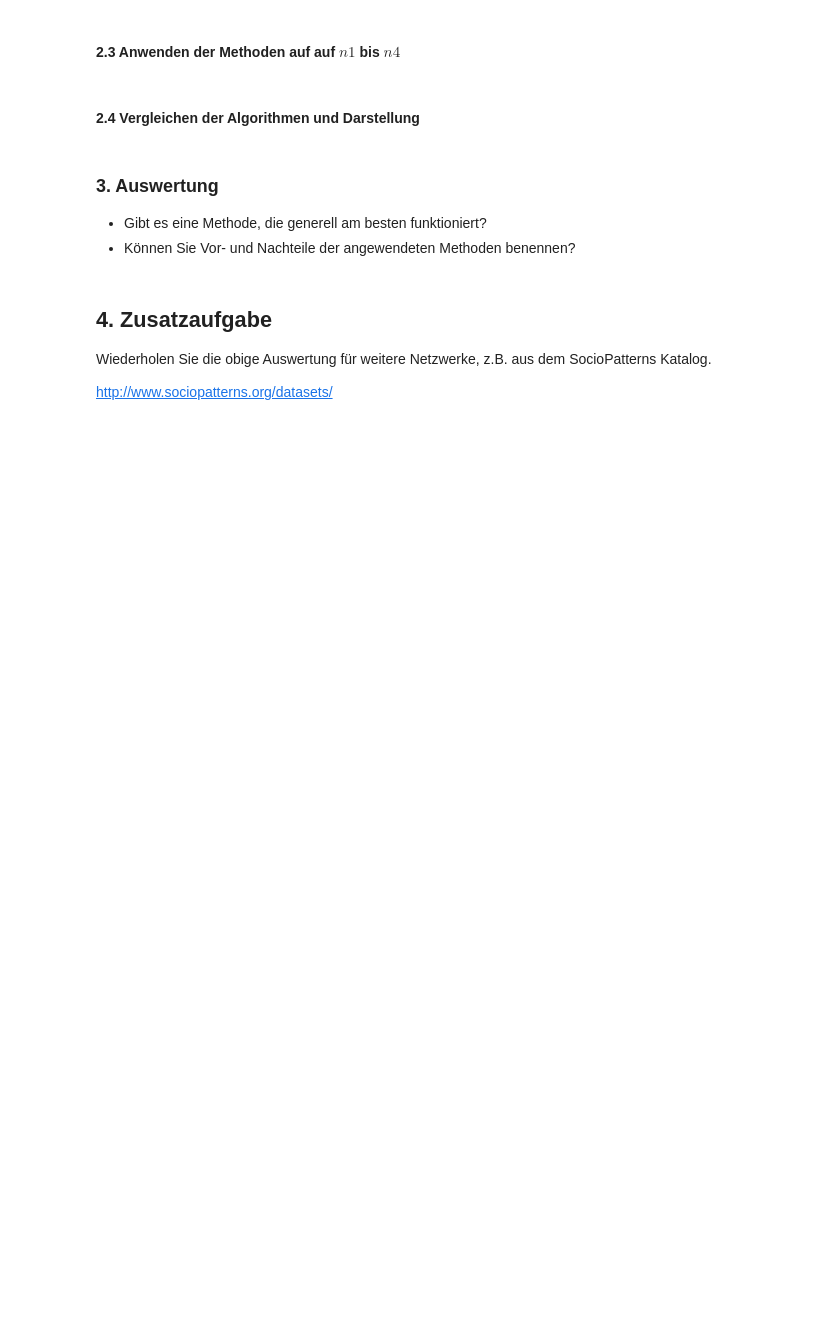
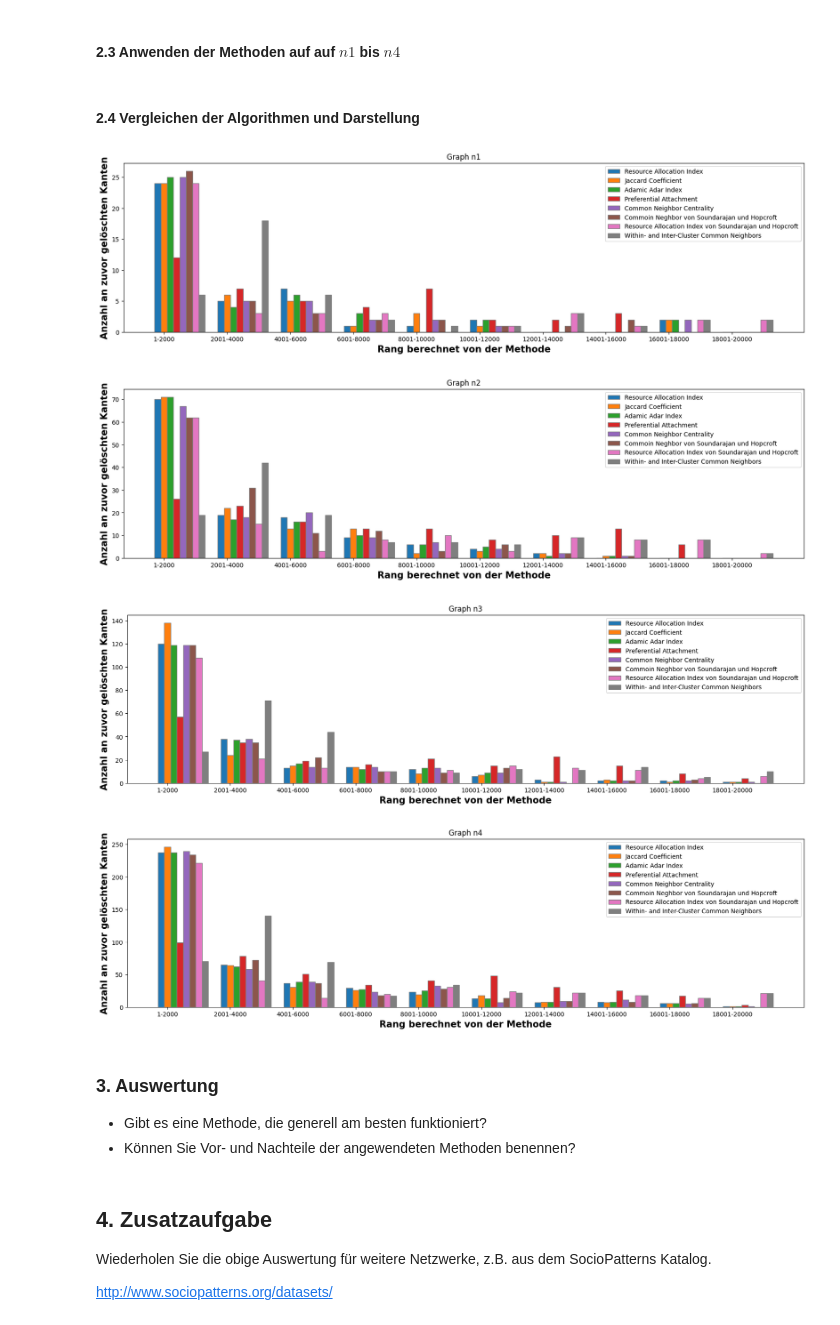
Before and after one commit to 0x6e66/link-prediction, a Jupyter notebook: link_prediction.ipynb, the cells around one changed output. Saved outputs shown, nothing was run; the diff lists cells and outputs as text; code cells hidden in the pictures; blank space fills up the shorter version.

Commit message:
refined plotting of results

```diff
--- a/link_prediction.ipynb
+++ b/link_prediction.ipynb
@@ -152,20 +165,19 @@ for i, rg in tqdm(list(enumerate(reduced_graphs))):
 # %% [markdown]
 #### 2.4 Vergleichen der Algorithmen und Darstellung
 # %%
-# Vergleichen Sie die angewendeten Methoden anhand des Ranges, der für die zuvor gelöschten Kannten
-# berechnet wurde und stellen Sie das Ergebnis als Tabelle und/oder Diagramm da.
-# from tabulate import tabulate
-import matplotlib.pyplot as plt
-import math
+# External module to keep code in notebook clear
 from utils.utils import plot_results
 
-width_of_interval = 2000
-
+scope = (0, 20_000)
+num_of_intervals = 10
 
 for i, result in enumerate(results):
-    plot_results(i+1, result, width_of_interval)
-
-    # break
+    plot_results(i+1, result, scope, num_of_intervals)
+# %% [output]
+[figure, added]
+[figure, added]
+[figure, added]
+[figure, added]
 # %% [markdown]
 ### 3. Auswertung
 
```
Also changed, not shown: parts of 4 cells of this notebook, 1 other file.
